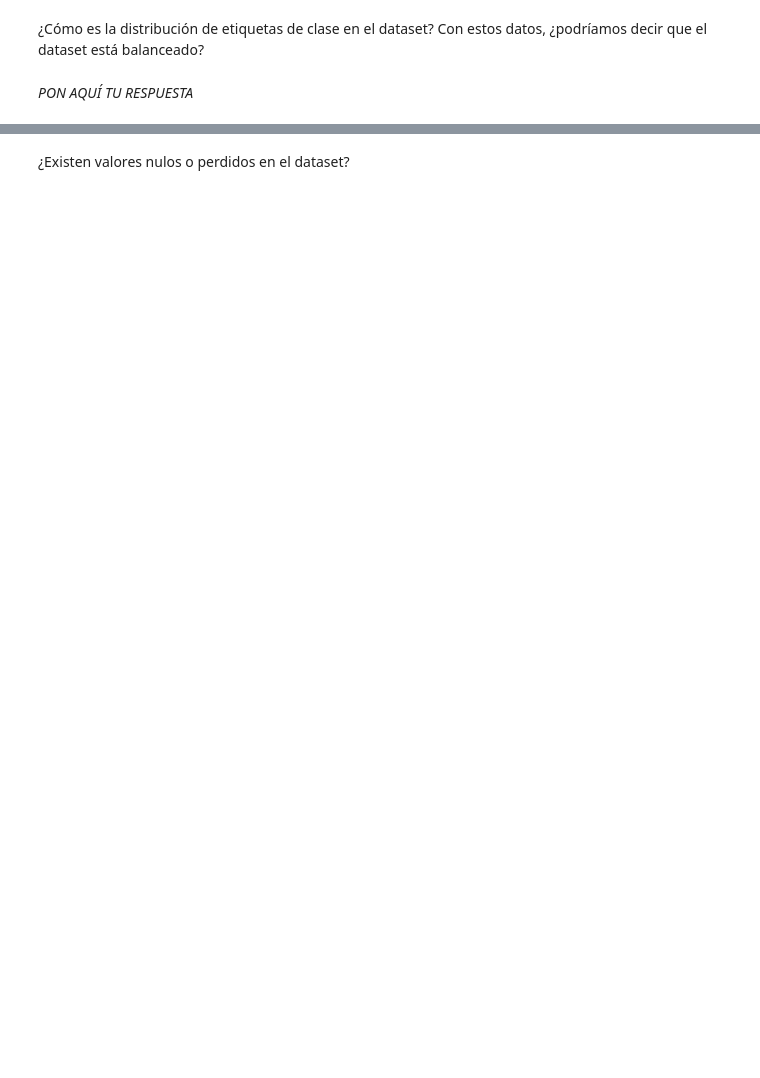
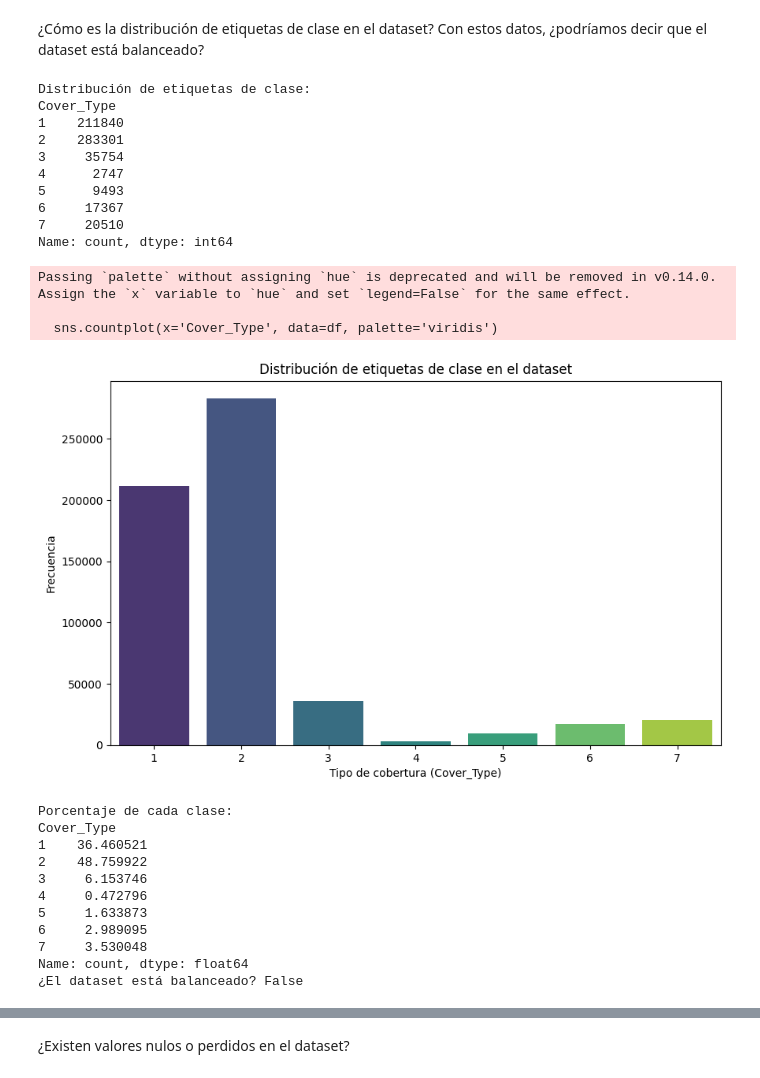
Before and after one commit to RubenCarty/Master-Artificial-Intelligence-UNIR, a Jupyter notebook: Solucion_Actividad_2_CoverType_RubenQuispe.ipynb, the cells around one changed output, grey strips where cells are left out. Drawn from its saved outputs; the diff is of its cells as text; code cells hidden in the pictures; blank space fills up the shorter version.

```diff
--- a/Solucion_Actividad_2_CoverType_RubenQuispe.ipynb
+++ b/Solucion_Actividad_2_CoverType_RubenQuispe.ipynb
@@ -68,0 +66,5 @@ df = pd.read_csv('covertype/covtype.csv')
+# %%
+# se carga el dataset
+#df = pd.read_csv('covertype/covtype.csv') # para conectarme directo al sitio web del dataset
+url = "https://archive.ics.uci.edu/ml/machine-learning-databases/covtype/covtype.data.gz"
+df = pd.read_csv(url, header=None)
@@ -68,0 +89,9 @@ df = pd.read_csv('covertype/covtype.csv')
+# %%
+# Asignar nombres a las columnas
+column_names = ['Elevation', 'Aspect', 'Slope', 'Horizontal_Distance_To_Hydrology',
+                'Vertical_Distance_To_Hydrology', 'Horizontal_Distance_To_Roadways',
+                'Hillshade_9am', 'Hillshade_Noon', 'Hillshade_3pm',
+                'Horizontal_Distance_To_Fire_Points'] + \
+               [f'Wilderness_Area_{i}' for i in range(4)] + \
+               [f'Soil_Type_{i}' for i in range(40)] + ['Cover_Type']
+df.columns = column_names
@@ -89,2 +204,53 @@ hay X variables categóricas
-# %% [markdown]
-_PON AQUÍ TU RESPUESTA_
+# %%
+## PON AQUÍ TU CÓDIGO
+# Distribución de etiquetas de clase
+#Se cuenta la cantidad de instancias de cada clase en la columna Cover_Type y se ordenan los resultados por índice.
+class_distribution = df['Cover_Type'].value_counts().sort_index()
+#Se imprime la distribución de etiquetas de clase.
+print(f'Distribución de etiquetas de clase:\n{class_distribution}')
+
+# Visualizar la distribución
+#Se utiliza seaborn para crear un gráfico de barras que muestre la distribución de las etiquetas de clase
+plt.figure(figsize=(10, 6))
+sns.countplot(x='Cover_Type', data=df, palette='viridis')
+plt.title('Distribución de etiquetas de clase en el dataset')
+plt.xlabel('Tipo de cobertura (Cover_Type)')
+plt.ylabel('Frecuencia')
+plt.show()
+
+# Verificar si el dataset está balanceado
+#Se obtiene el total de instancias en el dataset.
+total_instances = len(df)
+#Se imprime el porcentaje de cada clase.
+balance_check = class_distribution / total_instances * 100
+print(f'Porcentaje de cada clase:\n{balance_check}')
+
+# Determinación del balance
+is_balanced = all((balance_check >= 5) & (balance_check <= 20))  # Por ejemplo, balanceado si todas clases tienen entre 5% y 20%
+print(f'¿El dataset está balanceado? {is_balanced}')
+# %% [output]
+Distribución de etiquetas de clase:
+Cover_Type
+1    211840
+2    283301
+3     35754
+4      2747
+5      9493
+6     17367
+7     20510
+Name: count, dtype: int64
+Passing `palette` without assigning `hue` is deprecated and will be removed in v0.14.0. Assign the `x` variable to `hue` and set `legend=False` for the same effect.
+
+  sns.countplot(x='Cover_Type', data=df, palette='viridis')
+[figure, added]
+Porcentaje de cada clase:
+Cover_Type
+1    36.460521
+2    48.759922
+3     6.153746
+4     0.472796
+5     1.633873
+6     2.989095
+7     3.530048
+Name: count, dtype: float64
+¿El dataset está balanceado? False
```
Also changed, not shown: parts of 141 cells of this notebook.
